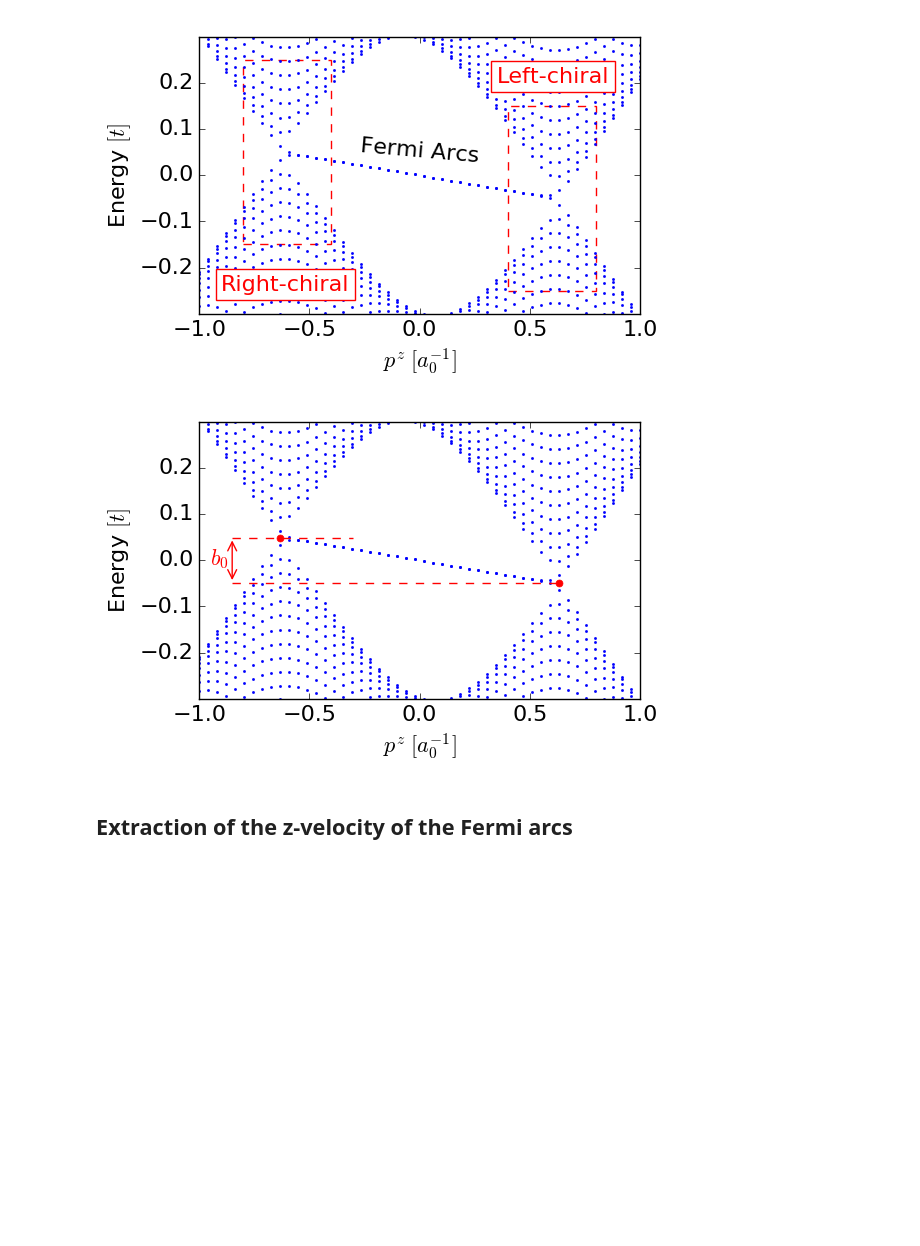
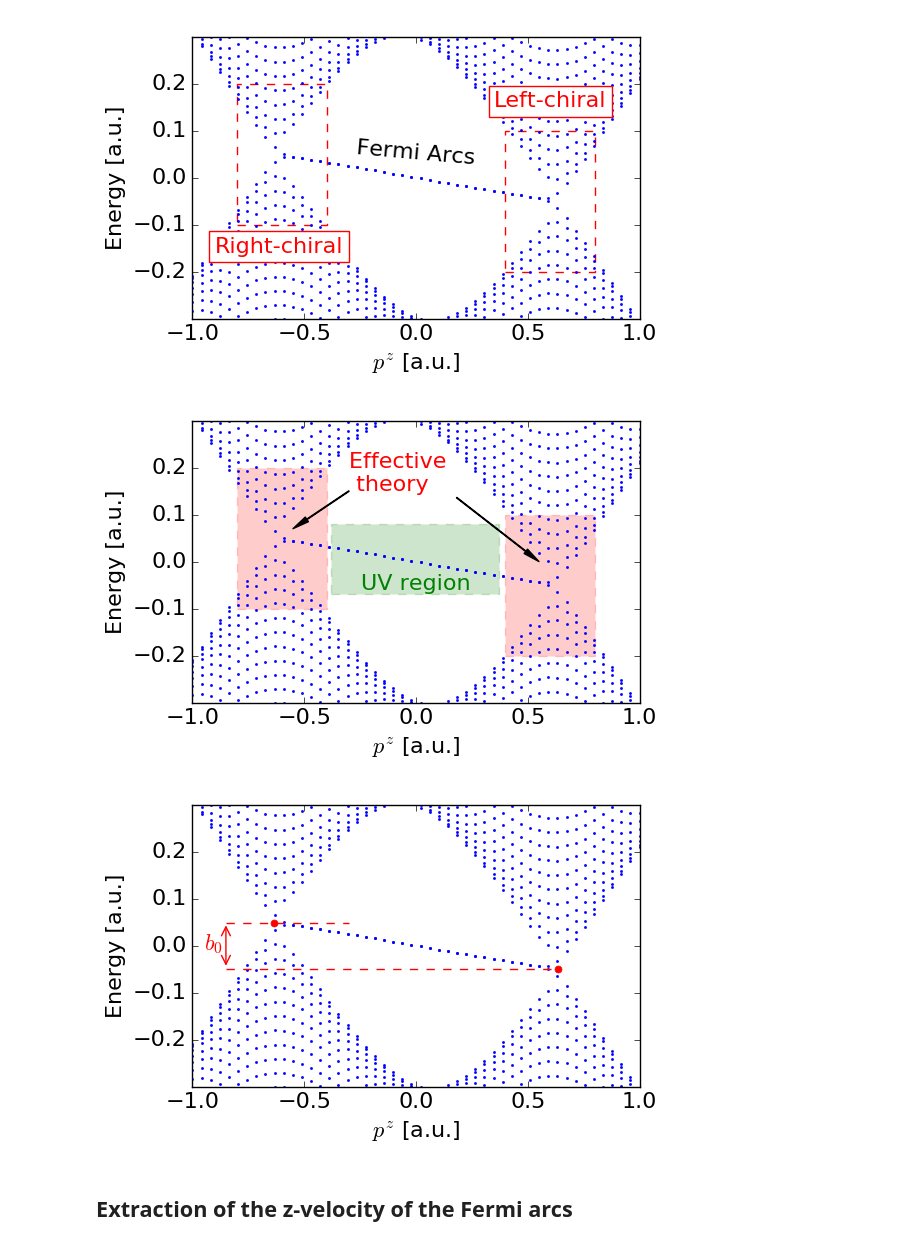
Before and after one commit to Artem-Ivashko/Vazifeh-Franz-magnetic-field, a Jupyter notebook: BBL-set-2.ipynb, the cells around one changed output. Saved outputs shown, nothing was run; the diff lists cells and outputs as text; code cells hidden in the pictures; blank space fills up the shorter version.

```diff
--- a/BBL-set-2.ipynb
+++ b/BBL-set-2.ipynb
@@ -35,44 +35,62 @@ fsys = diagonalizer.FinalizedSystem_1D(200)
 params = copy(ParametersDefault)
 
 evals, evecs = pSweep_1D(fsys, params, pzMin, pzMax, pCount=pzCount, yORzSweep = 'pzSweep')
 
 
 plt = spectrum_plot_1D(evals,pzMin,pzMax,pzCount, ShowPlot = False)
-plt.xlabel(r'$p^z \; [a_0^{-1}]$')
-plt.ylabel(r'Energy $[t]$')
+plt.xlabel(r'$p^z$ [a.u.]')
+plt.ylabel('Energy [a.u.]')
 plt.ylim(-0.3, 0.3)
 currentAxis = plt.gca()
-currentAxis.add_patch(Rectangle((-0.8, -0.15), 0.4, 0.4, alpha=1, facecolor='none', edgecolor = 'r', linestyle = '--'))
-plt.text(-0.9, -0.25, 'Right-chiral', color = 'r', bbox=dict(facecolor='white', edgecolor = 'r', alpha=1.))
-currentAxis.add_patch(Rectangle((0.4, -0.25), 0.4, 0.4, alpha=1, facecolor='none', edgecolor = 'r', linestyle = '--'))
-plt.text(0.35, 0.2, 'Left-chiral', color = 'r', bbox=dict(facecolor='white', edgecolor = 'r', alpha=1.))
+currentAxis.add_patch(Rectangle((-0.8, -0.1), 0.4, 0.3, alpha=1, facecolor='none', edgecolor = 'r', linestyle = '--'))
+plt.text(-0.9, -0.16, 'Right-chiral', color = 'r', bbox=dict(facecolor='white', edgecolor = 'r', alpha=1.))
+currentAxis.add_patch(Rectangle((0.4, -0.2), 0.4, 0.3, alpha=1, facecolor='none', edgecolor = 'r', linestyle = '--'))
+plt.text(0.35, 0.15, 'Left-chiral', color = 'r', bbox=dict(facecolor='white', edgecolor = 'r', alpha=1.))
 plt.text(0., 0.05, 'Fermi Arcs', horizontalalignment='center', rotation = -5.)
 plt.tight_layout()
 plt.savefig('images/WeylCones_BBLSet2.eps')
 plt.show()
 
 
 plt = spectrum_plot_1D(evals,pzMin,pzMax,pzCount, ShowPlot = False)
-plt.xlabel(r'$p^z \; [a_0^{-1}]$')
-plt.ylabel(r'Energy $[t]$')
+plt.xlabel(r'$p^z$ [a.u.]')
+plt.ylabel('Energy [a.u.]')
 plt.ylim(-0.3, 0.3)
-# plt.text(0.8, 0.25, r'$B = 0$', horizontalalignment='center', bbox=dict(facecolor='white', alpha=1.))
+currentAxis = plt.gca()
+currentAxis.add_patch(Rectangle((-0.8, -0.1), 0.4, 0.3, alpha=0.2, facecolor='r', edgecolor = 'r', linestyle = '--'))
+currentAxis.add_patch(Rectangle((0.4, -0.2), 0.4, 0.3, alpha=0.2, facecolor='r', edgecolor = 'r', linestyle = '--'))
+currentAxis.add_patch(Rectangle((-0.38, -0.07), 0.75, 0.15, alpha=0.2, facecolor='g', edgecolor = 'g', linestyle = '--'))
+plt.text(0., -0.06, 'UV region', horizontalalignment='center', color = 'g')
+plt.annotate('Effective \n theory', xy=(0.55, 0.0), xytext=(-0.3, 0.15),
+            arrowprops=dict(facecolor='black', width = 0.4, headwidth = 4.), color = 'r')
+plt.annotate('', xy=(-0.55, 0.07), xytext=(-0.3, 0.15),
+            arrowprops=dict(facecolor='black', width = 0.4, headwidth = 4.), color = 'r')
+plt.tight_layout()
+plt.savefig('images/effective-theory+UV.pdf')
+plt.show()
+
+
+plt = spectrum_plot_1D(evals,pzMin,pzMax,pzCount, ShowPlot = False)
+plt.xlabel(r'$p^z$ [a.u.]')
+plt.ylabel('Energy [a.u.]')
+plt.ylim(-0.3, 0.3)
 currentAxis = plt.gca()
 plt.plot( -0.635, 0.049, 'r.', markersize=10)
 plt.plot( 0.635, -0.049, 'r.', markersize=10)
 plt.plot((-0.85, -0.3), (0.049, 0.049), 'r--')
 plt.plot((-0.85, 0.635), (-0.049, -0.049), 'r--')
 plt.annotate('', xy=(-0.85, 0.049), xytext=(-0.85, -0.049), arrowprops=dict(arrowstyle='<->', edgecolor = 'r'))
 plt.text(-0.95, -0.01, r'$b_0$', color = 'r')
 plt.tight_layout()
 plt.savefig('images/WeylCones_b0.eps')
 plt.show()
 
 
 del fsys, params, evals, evecs, plt, currentAxis
 # %% [output]
-[figure, old version]
+[figure, new version]
-[figure, old version]
+[figure, new version]
+[figure, added]
 # %% [markdown]
 ## Extraction of the z-velocity of the Fermi arcs
 # %% [markdown]
```
Also changed, not shown: parts of 4 cells of this notebook, 1 other file.
